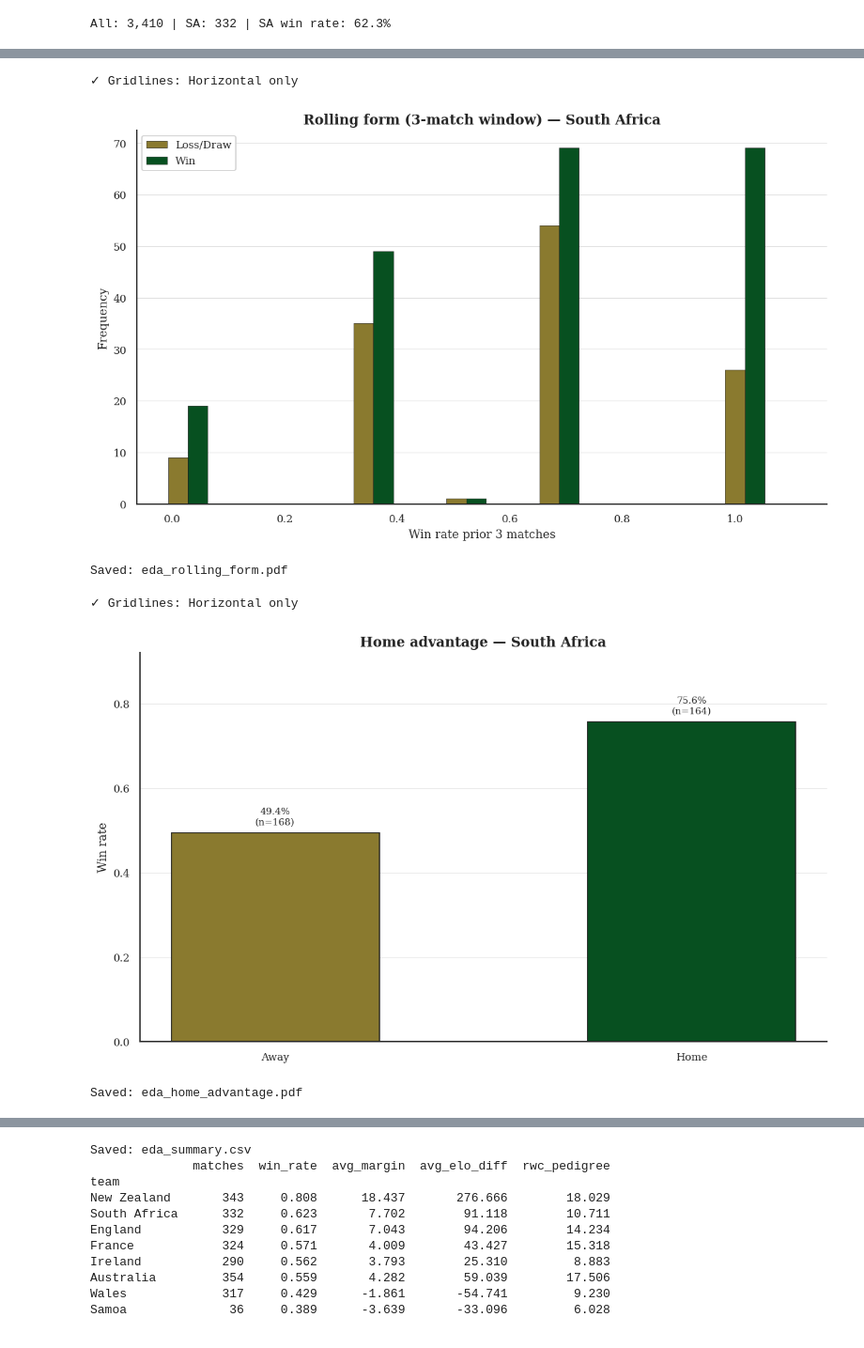
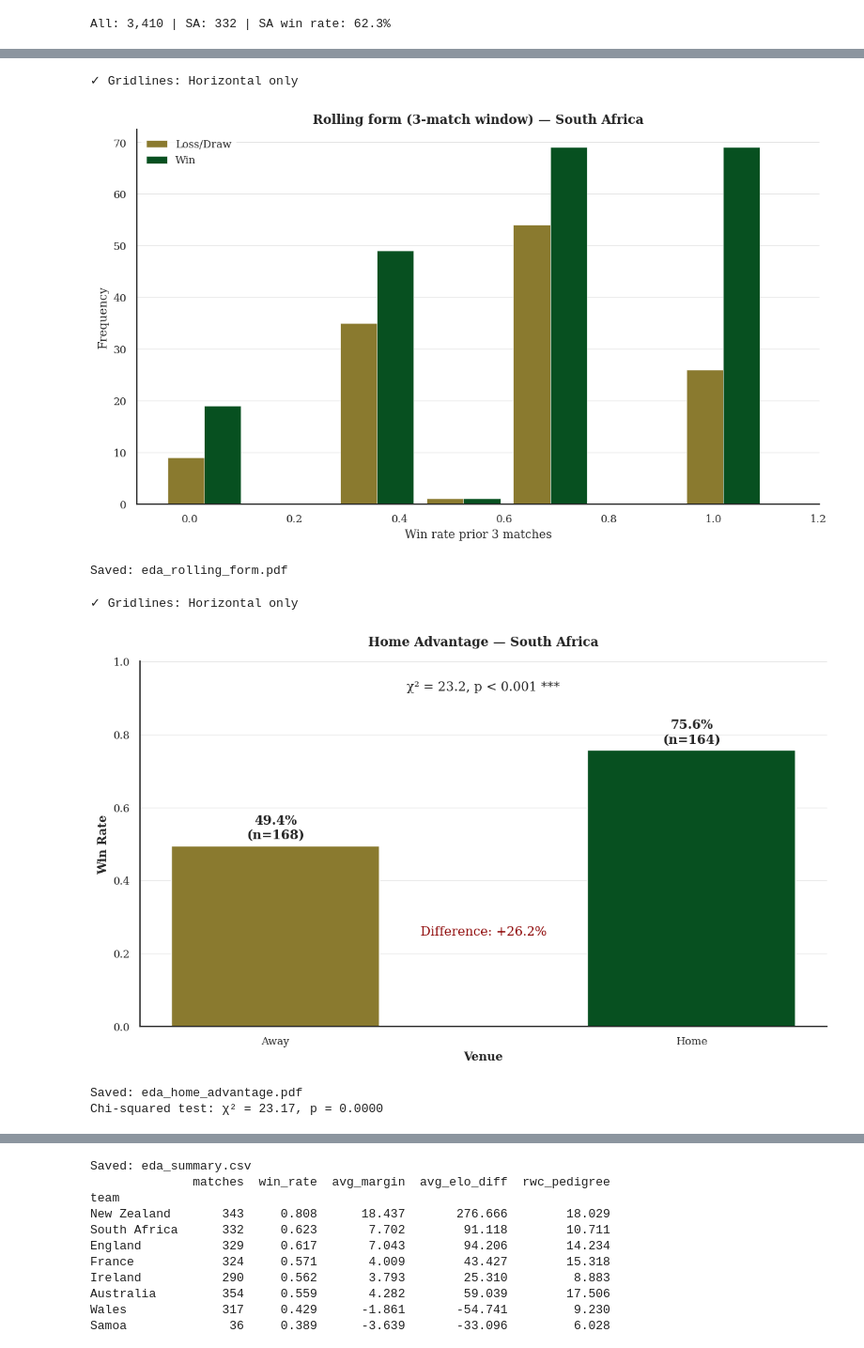
Before and after one commit to brandtami/springboks-rugby-analytics, a Jupyter notebook: notebooks/03_exploratory_analysis.ipynb, the cells around one changed output, grey strips where cells are left out. Shown at 94% size. Cells and saved outputs as stored; diff of their text form; code cells hidden in the pictures.

```diff
--- a/notebooks/03_exploratory_analysis.ipynb
+++ b/notebooks/03_exploratory_analysis.ipynb
@@ -29,7 +29,7 @@ mpl.rcParams.update({
     'axes.spines.right': False,
     'axes.spines.left':  True,
     'axes.spines.bottom': True,
-    'axes.titlesize':    13,
+    'axes.titlesize':    12,
     'axes.titleweight':  'bold',
     'axes.labelsize':    11,
     'xtick.labelsize':   10,
@@ -133,54 +132,74 @@ save_fig('eda_score_margin.pdf')
 Saved: eda_score_margin.pdf
 # %%
-fig, ax = plt.subplots(figsize=(10, 6))
+fig, ax = plt.subplots()
 
 loss_draw = df_sa[df_sa.win==0].rolling_form_3.dropna()
 win = df_sa[df_sa.win==1].rolling_form_3.dropna()
 
-bins = np.linspace(0, 1.1, 21)  # 20 Bins von 0 bis 1
+bins = np.linspace(0, 1.1, 21)
 hist_loss, edges = np.histogram(loss_draw, bins=bins)
 hist_win, _ = np.histogram(win, bins=bins)
 
 bin_centers = (edges[:-1] + edges[1:]) / 2
-width = 0.035  # Breite der Balken
+width = 0.07
 
 ax.bar(bin_centers - width/2, hist_loss, width,
-       color=SECONDARY, label='Loss/Draw', edgecolor='k', lw=0.4)
+       color=SECONDARY, label='Loss/Draw', edgecolor='w', lw=0.4)
 
 ax.bar(bin_centers + width/2, hist_win, width,
-       color=PRIMARY, label='Win', edgecolor='k', lw=0.4)
+       color=PRIMARY, label='Win', edgecolor='w', lw=0.4)
 
 ax.set(title='Rolling form (3-match window) — South Africa',
        xlabel='Win rate prior 3 matches', ylabel='Frequency')
 
-ax.legend(loc='upper left', frameon=True, framealpha=0.95)
+ax.legend(loc='upper left', frameon=True, facecolor='white', edgecolor='white')
 gridlines_horizontal_only()
 plt.tight_layout()
 save_fig('eda_rolling_form.pdf')
 # %% [output]
 ✓ Gridlines: Horizontal only
-[figure, old version]
+[figure, new version]
 Saved: eda_rolling_form.pdf
 # %%
-ha   = df_sa.groupby('home').win.agg(['mean','count']).reset_index()
+ha = df_sa.groupby('home').win.agg(['mean','count']).reset_index()
 
-fig, ax = plt.subplots()  # figsize (10,6) default ✓
-bars = ax.bar(['Away','Home'], ha['mean'],
-              color=[SECONDARY,PRIMARY], edgecolor='k', lw=1, width=0.5)
+contingency = pd.crosstab(df_sa['home'], df_sa['win'])
+chi2, p_value = stats.chi2_contingency(contingency)[:2]
+
+fig, ax = plt.subplots()
+
+bars = ax.bar(['Away', 'Home'], ha['mean'],
+              color=[SECONDARY, PRIMARY], edgecolor='w', lw=1, width=0.5)
+
 for bar, (_, row) in zip(bars, ha.iterrows()):
-    ax.text(bar.get_x()+bar.get_width()/2, bar.get_height()+0.02,
-            f"{row['mean']:.1%}\n(n={int(row['count'])})", ha='center', fontsize=9)
-ax.set(title='Home advantage — South Africa',
-       ylabel='Win rate', ylim=(0,0.92))
+    ax.text(bar.get_x() + bar.get_width()/2, bar.get_height() + 0.02,
+            f"{row['mean']:.1%}\n(n={int(row['count'])})",
+            ha='center', weight='bold')
 
-gridlines_horizontal_only()  # ← BESSER: Nur horizontale Linien für Bar Charts
+sig_text = '***' if p_value < 0.001 else '**' if p_value < 0.01 else '*' if p_value < 0.05 else 'ns'
+ax.text(0.5, 0.92, f'χ² = {chi2:.1f}, p < 0.001 {sig_text}',
+        ha='center', transform=ax.transAxes,
+        bbox=dict(boxstyle='round,pad=0.5', facecolor='white', alpha=0.9))
 
+diff = ha.iloc[1]['mean'] - ha.iloc[0]['mean']
+ax.text(0.5, 0.25, f'Difference: +{diff:.1%}',
+        ha='center', color='darkred',
+        transform=ax.transAxes)
+
+ax.set_ylim(0, 1.0)
+ax.set_ylabel('Win Rate', weight='bold')
+ax.set_xlabel('Venue', weight='bold')
+ax.set_title('Home Advantage — South Africa', weight='bold', pad=15)
+
+gridlines_horizontal_only()
 plt.tight_layout()
 save_fig('eda_home_advantage.pdf')
+print(f"Chi-squared test: χ² = {chi2:.2f}, p = {p_value:.4f}")
 # %% [output]
 ✓ Gridlines: Horizontal only
-[figure, old version]
+[figure, new version]
 Saved: eda_home_advantage.pdf
+Chi-squared test: χ² = 23.17, p = 0.0000
 # %%
 ig, ax = plt.subplots()
 kw = dict(bins=40, edgecolor='w', lw=0.3, alpha=0.75)
```
Also changed, not shown: parts of 4 cells of this notebook, 19 other files.
